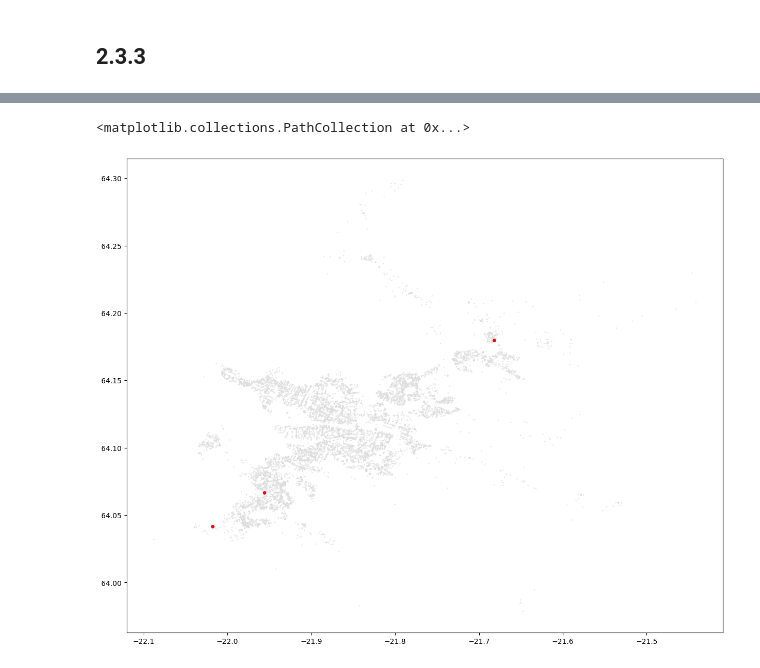
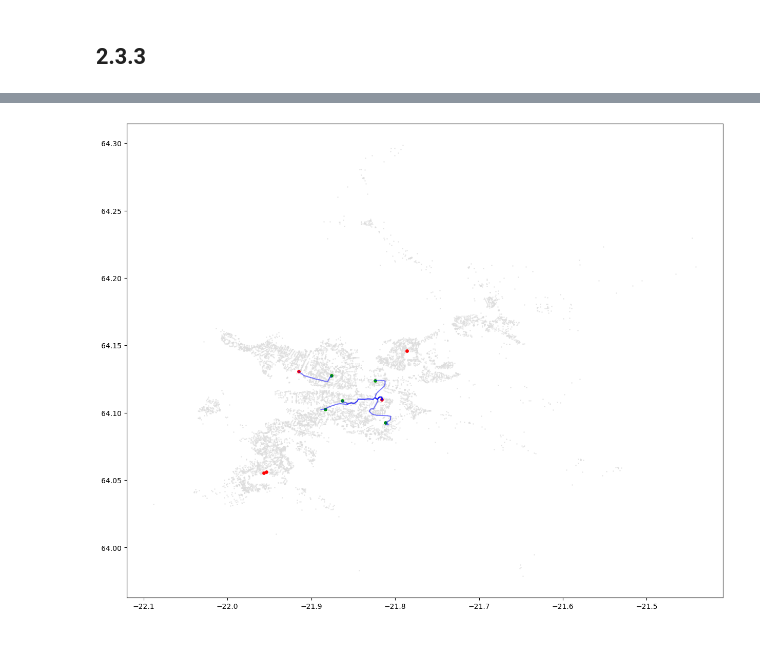
Before and after one commit to EidurK/GreiningLokaverkefni, a Jupyter notebook: FinalProject.ipynb, the cells around one changed output, grey strips where cells are left out. Drawn from its saved outputs; the diff is of its cells as text; code cells hidden in the pictures.

```diff
--- a/FinalProject.ipynb
+++ b/FinalProject.ipynb
@@ -85,7 +90,7 @@ def leit(V):
     def helper(future_item):
         future = future_item.result()
         return {
-            "station": future[0],
+            "start_position": future[0],
             "distances": future[1],
             "edges": future[2]
         }
@@ -142,0 +154,5 @@ closest_stations = find_closest_station(stations)
+# %%
+stations = df_nodes.sample(n=5) # Charging stations
+starting_positions = df_nodes.sample(n=5) # Starting positions
+
+starting_position_paths = leit(starting_positions)
@@ -143,2 +177,21 @@ closest_stations = find_closest_station(stations)
+# %%
+navigations = []
+for paths in starting_position_paths:
+    navigations.append((find_closest_station(paths, stations)))
 # %%
-def find_route(node, station, edges=df_edges, nodes=df_nodes):
+# Input:
+#   -node: Upphafsstaðsetning.
+#
+# Returns: Listi af punktum
+
+def find_route(path, edges=df_edges, nodes=df_nodes):
+    osmid_of_path = list(dict.fromkeys(
+        node for edge in path for node in (edge['u'], edge['v'])
+    ))
+    coordinates = [
+        [nodes.loc[nodes['osmid'] == osmid, 'x'].values[0],
+         nodes.loc[nodes['osmid'] == osmid, 'y'].values[0]]
+        for osmid in osmid_of_path
+    ]
+
+    return np.array(coordinates)
@@ -157,7 +198,13 @@ def find_route(node, station, edges=df_edges, nodes=df_nodes):
 # %%
 plt.figure(figsize=(15, 12))
+
+for _,_,path in navigations:
+    route = find_route(path)
+    plt.plot(route[:, 0],route[:, 1], c='blue', alpha=0.5)
+
 plt.scatter(df_nodes['x'], df_nodes['y'], c='#dddddd', s=1, alpha=0.5)
-plt.scatter(V['x'], V['y'], c='#ff0000', s=15, alpha=1)
+plt.scatter(starting_positions['x'], starting_positions['y'], c='#009900', s=15, alpha=1)
+plt.scatter(stations['x'], stations['y'], c='#ff0000', s=15, alpha=1)
+plt.show()
 # %% [output]
-<matplotlib.collections.PathCollection at 0x...>
-[figure, old version]
+[figure, new version]
```
Also changed, not shown: parts of 5 cells of this notebook.
